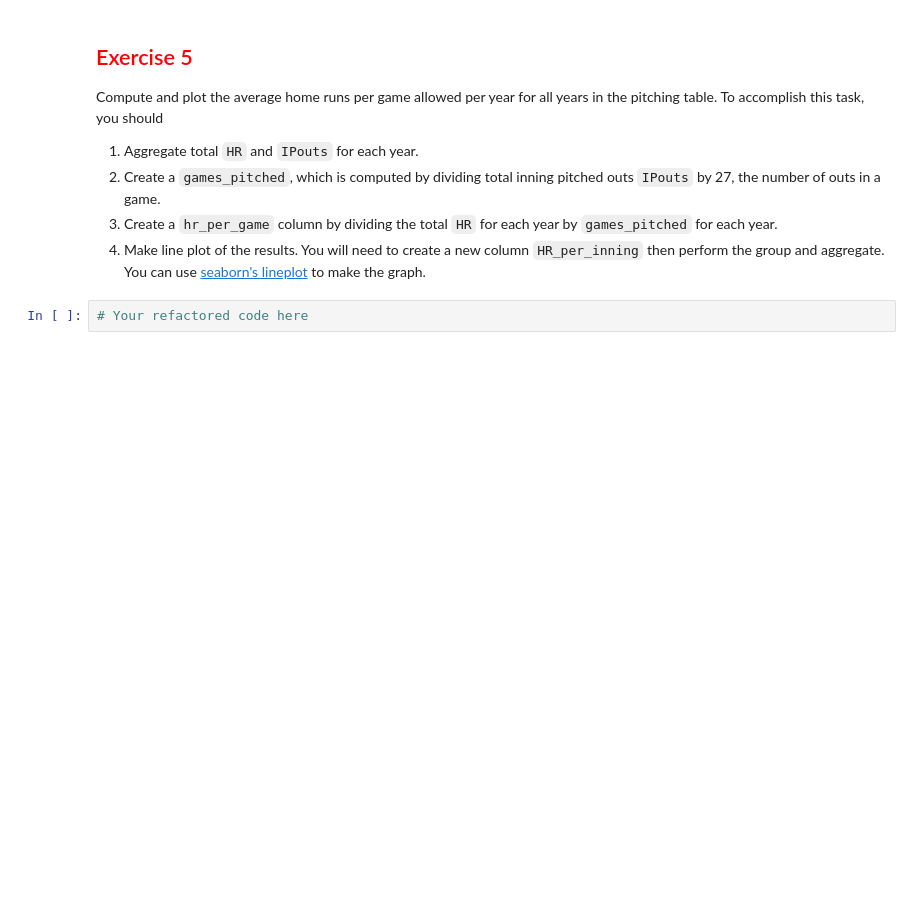
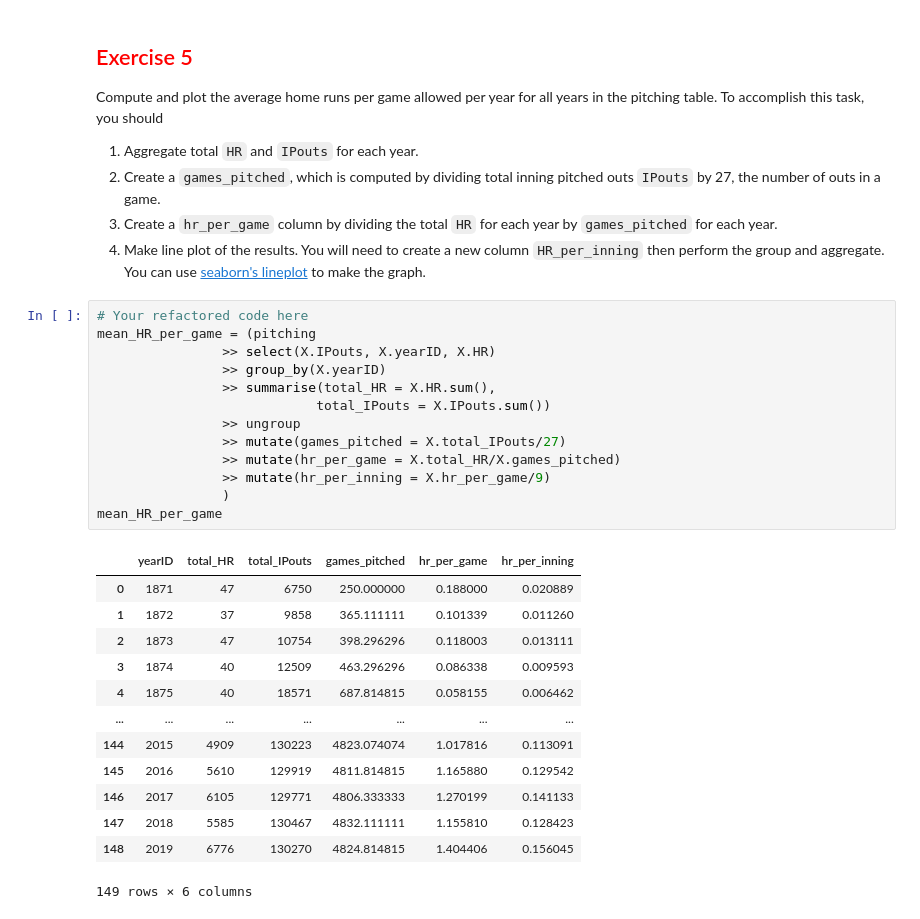
Before and after one commit to dreols01/module2_intro_to_pandas, a Jupyter notebook: 2_6_aggregation.ipynb, the cells around one changed output. Saved outputs shown, nothing was run; the diff lists cells and outputs as text; blank space fills up the shorter version.

```diff
--- a/2_6_aggregation.ipynb
+++ b/2_6_aggregation.ipynb
@@ -251,5 +283,30 @@ Compute and plot the average home runs per game allowed per year for all years i
 1. Create a `games_pitched`, which is computed by dividing total inning pitched outs `IPouts` by 27, the number of outs in a game.
 2. Create a `hr_per_game` column by dividing the total `HR` for each year by `games_pitched` for each year.
 4. Make line plot of the results. You will need to create a new column `HR_per_inning` then perform the group and aggregate. You can use [seaborn's lineplot](https://seaborn.pydata.org/generated/seaborn.lineplot.html) to make the graph.
-# %%
-# Your refactored code here
+# %%
+# Your refactored code here
+mean_HR_per_game = (pitching
+                >> select(X.IPouts, X.yearID, X.HR)
+                >> group_by(X.yearID)
+                >> summarise(total_HR = X.HR.sum(),
+                            total_IPouts = X.IPouts.sum())
+                >> ungroup
+                >> mutate(games_pitched = X.total_IPouts/27)
+                >> mutate(hr_per_game = X.total_HR/X.games_pitched)
+                >> mutate(hr_per_inning = X.hr_per_game/9)
+                )
+mean_HR_per_game
+# %% [output]
+|  | yearID | total_HR | total_IPouts | games_pitched | hr_per_game | hr_per_inning |
+| 0 | 1871 | 47 | 6750 | 250.000000 | 0.188000 | 0.020889 |
+| 1 | 1872 | 37 | 9858 | 365.111111 | 0.101339 | 0.011260 |
+| 2 | 1873 | 47 | 10754 | 398.296296 | 0.118003 | 0.013111 |
+| 3 | 1874 | 40 | 12509 | 463.296296 | 0.086338 | 0.009593 |
+| 4 | 1875 | 40 | 18571 | 687.814815 | 0.058155 | 0.006462 |
+| ... | ... | ... | ... | ... | ... | ... |
+| 144 | 2015 | 4909 | 130223 | 4823.074074 | 1.017816 | 0.113091 |
+| 145 | 2016 | 5610 | 129919 | 4811.814815 | 1.165880 | 0.129542 |
+| 146 | 2017 | 6105 | 129771 | 4806.333333 | 1.270199 | 0.141133 |
+| 147 | 2018 | 5585 | 130467 | 4832.111111 | 1.155810 | 0.128423 |
+| 148 | 2019 | 6776 | 130270 | 4824.814815 | 1.404406 | 0.156045 |
+149 rows × 6 columns
```
Also changed, not shown: parts of 5 cells of this notebook.
